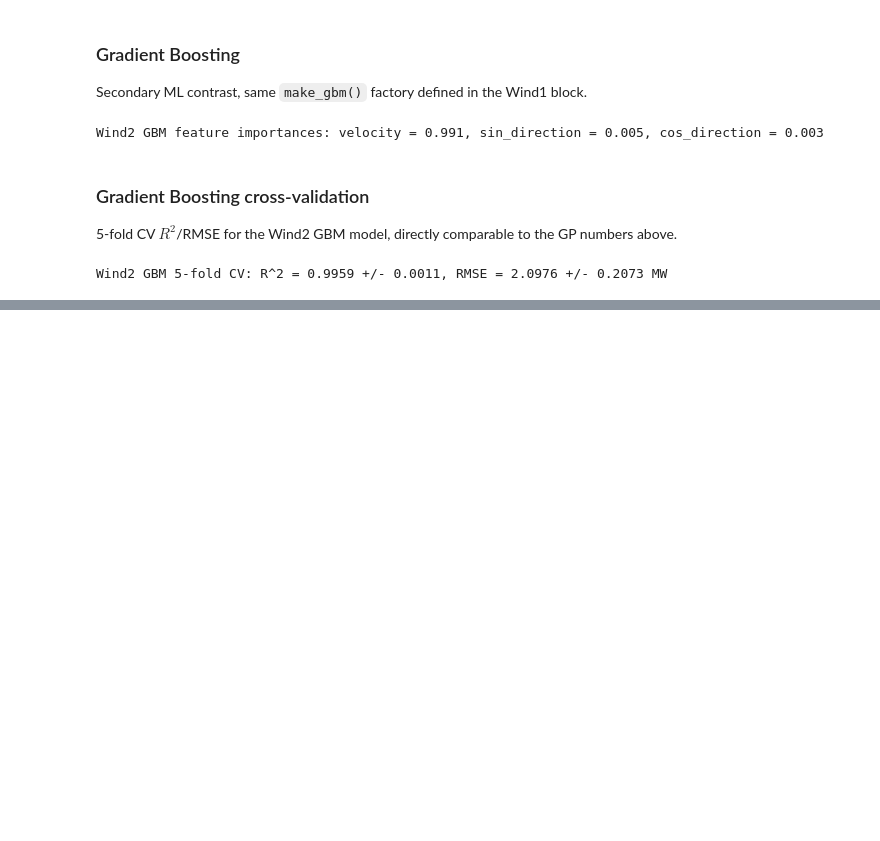
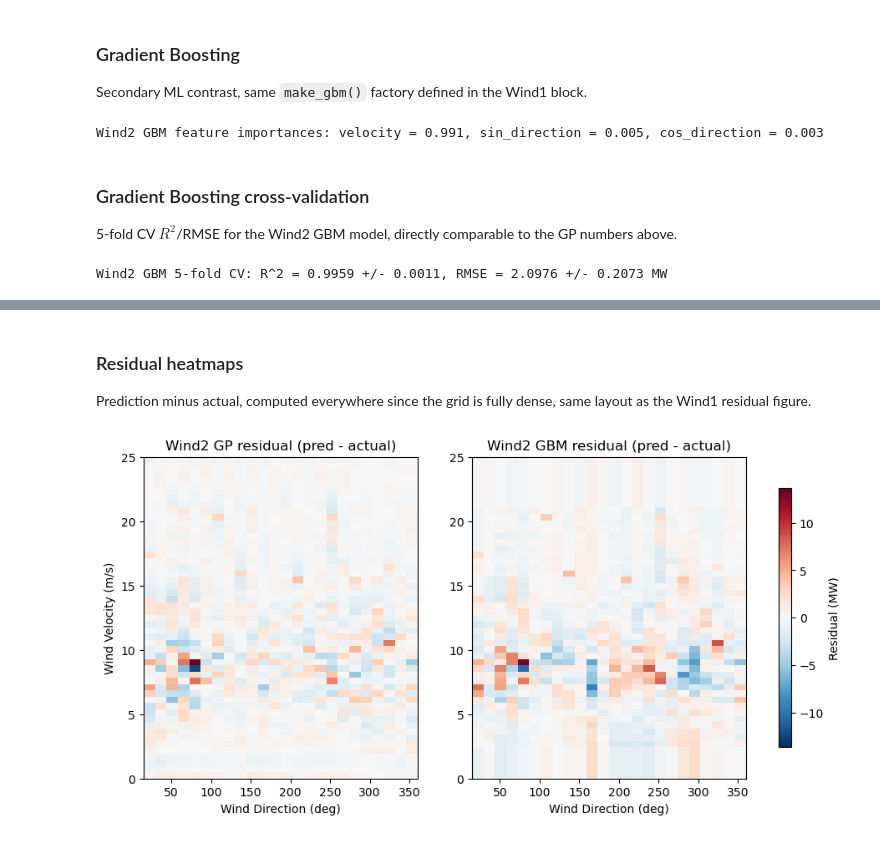
Before and after one commit to ErickChauke/power-curve-modeling-pv-wind, a Jupyter notebook: notebook.ipynb, the cells around one changed output, grey strips where cells are left out. Drawn from its saved outputs; the diff is of its cells as text; code cells hidden in the pictures; blank space fills up the shorter version.

```diff
--- a/notebook.ipynb
+++ b/notebook.ipynb
@@ -1398,0 +1439,25 @@ Wind2 GBM 5-fold CV: R^2 = 0.9959 +/- 0.0011, RMSE = 2.0976 +/- 0.2073 MW
+# %% [markdown]
+### Residual heatmaps
+
+Prediction minus actual, computed everywhere since the grid is fully dense, same layout as the
+Wind1 residual figure.
+# %%
+wind2_actual = grids["Wind2"]["power_grid"]
+wind2_resid_panels = [
+    ("GP", wind2_pred_gp - wind2_actual),
+    ("GBM", wind2_pred_gbm - wind2_actual),
+]
+max_abs_resid_w2 = np.nanmax(np.abs(np.stack([r for _, r in wind2_resid_panels])))
+
+fig, axes = plt.subplots(1, 2, figsize=(10, 5))
+for ax, (title, resid) in zip(axes, wind2_resid_panels):
+    im = ax.imshow(resid, origin="lower", aspect="auto", extent=wind2_extent,
+                    cmap="RdBu_r", vmin=-max_abs_resid_w2, vmax=max_abs_resid_w2)
+    ax.set_title(f"Wind2 {title} residual (pred - actual)")
+    ax.set_xlabel("Wind Direction (deg)")
+axes[0].set_ylabel("Wind Velocity (m/s)")
+fig.colorbar(im, ax=axes, label="Residual (MW)", fraction=0.02)
+fig.savefig("outputs/wind2_residuals.png", dpi=150)
+plt.show()
+# %% [output]
+[figure, added]
```
Also changed, not shown: parts of 5 cells of this notebook, 2 other files.
